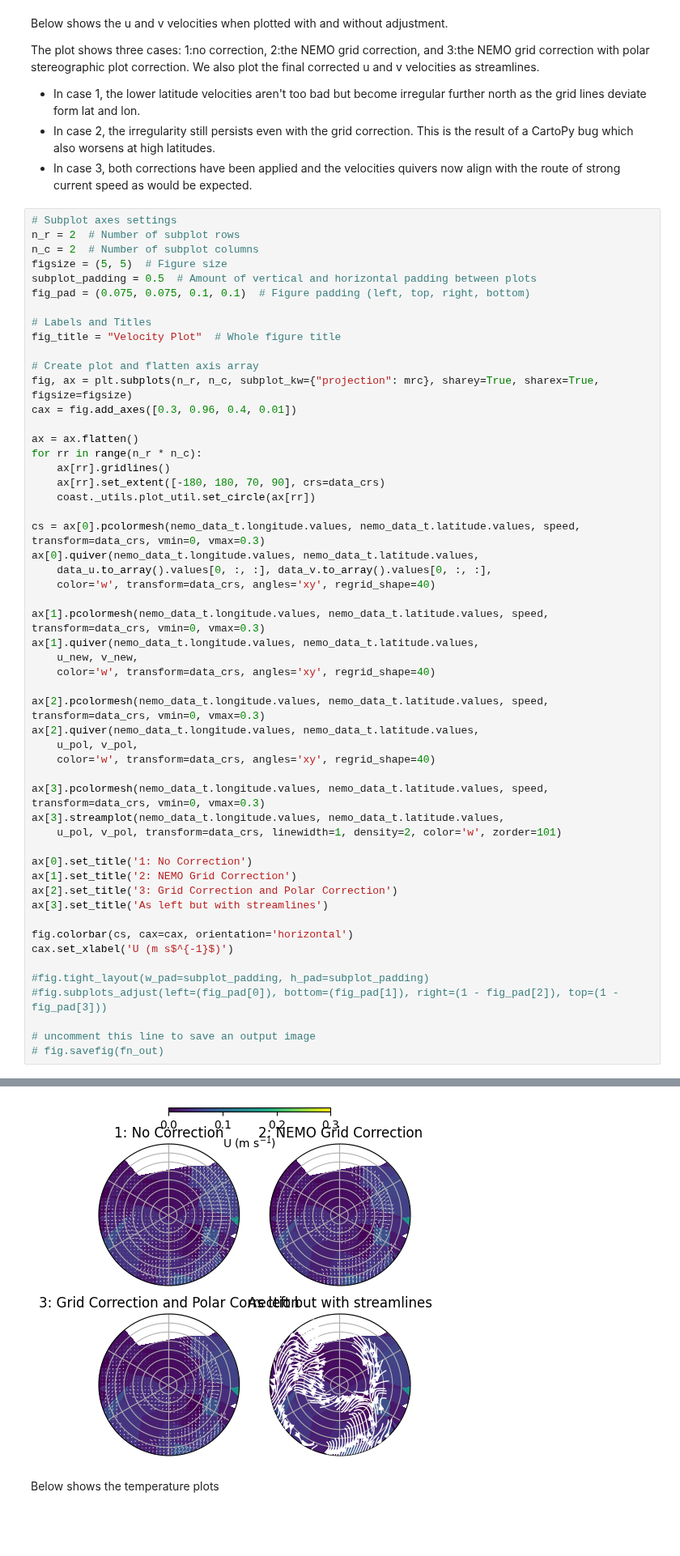
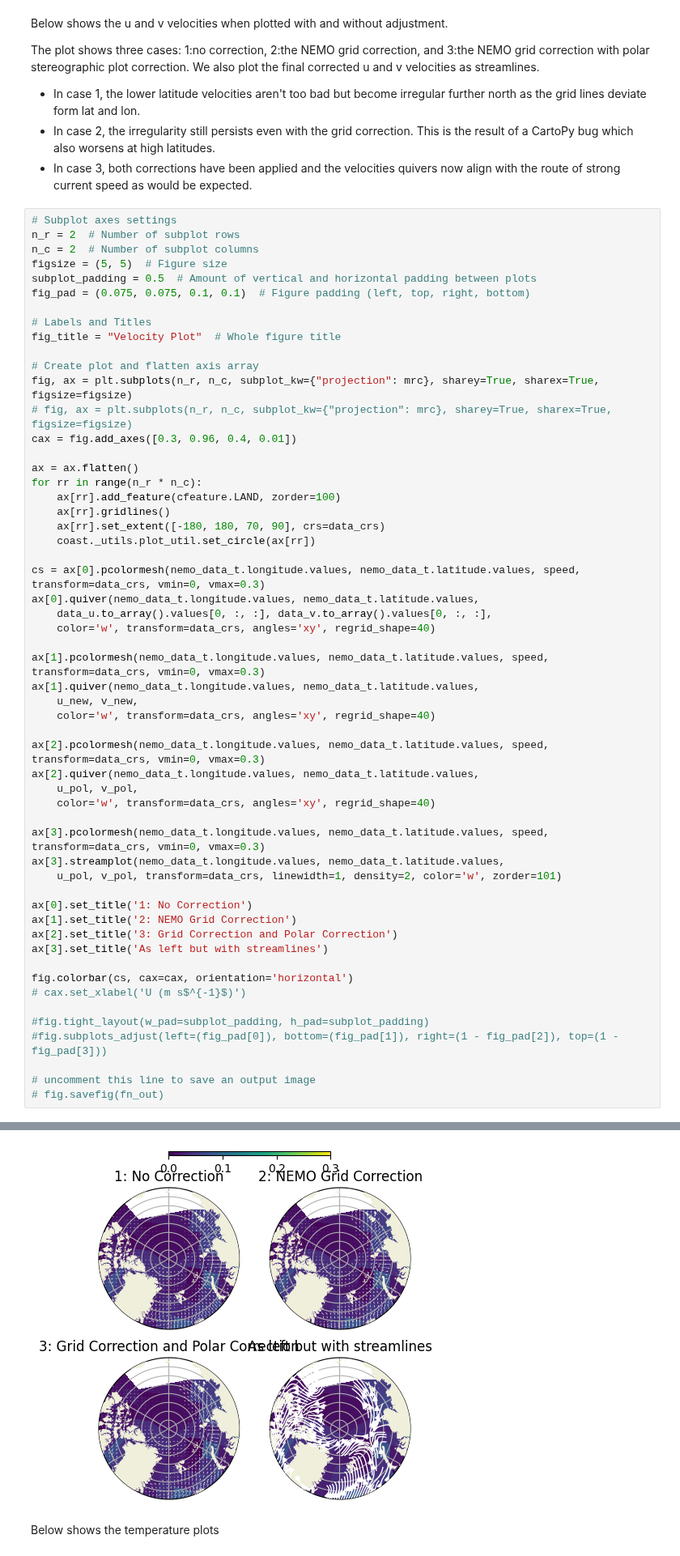
Before and after one commit to British-Oceanographic-Data-Centre/COAsT, a Jupyter notebook: example_scripts/notebook_tutorials/runnable_notebooks/general/polar_plotting.ipynb, the cells around one changed output, grey strips where cells are left out. Shown at 81% size. Drawn from its saved outputs; the diff is of its cells as text; blank space fills up the shorter version.

```diff
--- a/example_scripts/notebook_tutorials/runnable_notebooks/general/polar_plotting.ipynb
+++ b/example_scripts/notebook_tutorials/runnable_notebooks/general/polar_plotting.ipynb
@@ -114,10 +114,12 @@ fig_title = "Velocity Plot"  # Whole figure title
 
 # Create plot and flatten axis array
 fig, ax = plt.subplots(n_r, n_c, subplot_kw={"projection": mrc}, sharey=True, sharex=True, figsize=figsize)
+# fig, ax = plt.subplots(n_r, n_c, subplot_kw={"projection": mrc}, sharey=True, sharex=True, figsize=figsize)
 cax = fig.add_axes([0.3, 0.96, 0.4, 0.01])
 
 ax = ax.flatten()
 for rr in range(n_r * n_c):
+    ax[rr].add_feature(cfeature.LAND, zorder=100)
     ax[rr].gridlines()
     ax[rr].set_extent([-180, 180, 70, 90], crs=data_crs)
     coast._utils.plot_util.set_circle(ax[rr])
@@ -147,7 +149,7 @@ ax[2].set_title('3: Grid Correction and Polar Correction')
 ax[3].set_title('As left but with streamlines')
 
 fig.colorbar(cs, cax=cax, orientation='horizontal')
-cax.set_xlabel('U (m s$^{-1}$)')
+# cax.set_xlabel('U (m s$^{-1}$)')
 
 #fig.tight_layout(w_pad=subplot_padding, h_pad=subplot_padding)
 #fig.subplots_adjust(left=(fig_pad[0]), bottom=(fig_pad[1]), right=(1 - fig_pad[2]), top=(1 - fig_pad[3]))
@@ -159,4 +161,4 @@ Text(0.5, 0, 'U (m s$^{-1}$)')
-[figure, old version]
+[figure, new version]
 # %% [markdown]
 Below shows the temperature plots
 # %%
```
Also changed, not shown: parts of 1 cell of this notebook.
